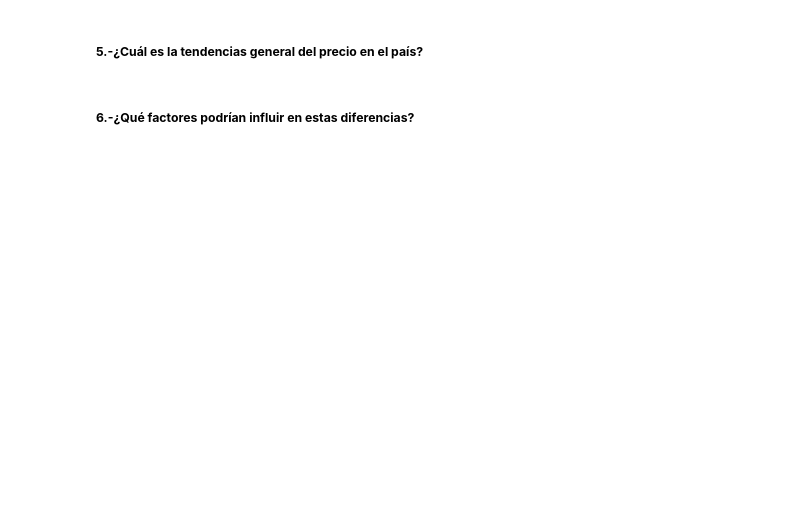
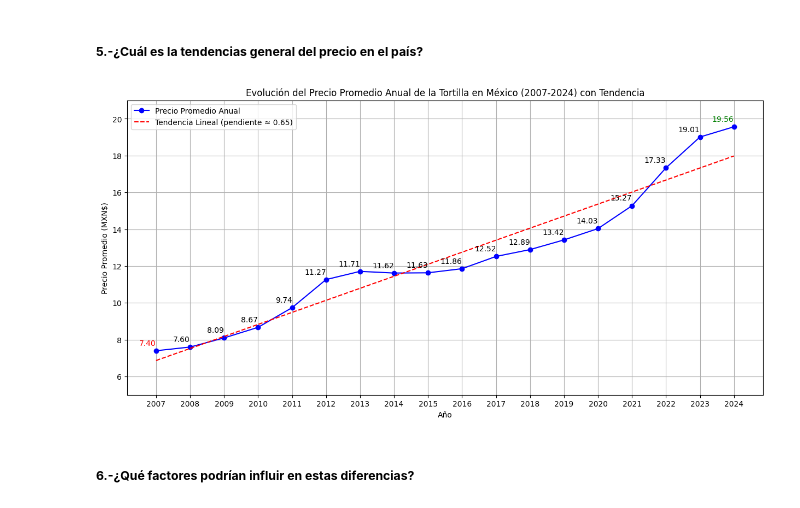
Before and after one commit to SaitoM17/analisis_del_precio_tortillas_mexico_2007_a_2024, a Jupyter notebook: notebooks/3_analisi_tortilla_prices.ipynb, the cells around one changed output. Drawn from its saved outputs; the diff is of its cells as text; code cells hidden in the pictures; blank space fills up the shorter version.

```diff
--- a/notebooks/3_analisi_tortilla_prices.ipynb
+++ b/notebooks/3_analisi_tortilla_prices.ipynb
@@ -194,4 +293,41 @@ plt.show()
 # %% [markdown]
 ##### **5.-¿Cuál es la tendencias general del precio en el país?**
+# %%
+# Ajustar una línea de tendencia lineal (grado 1)
+z = np.polyfit(promedio_anula.index, promedio_anula.values, 1)
+p = np.poly1d(z)
+
+# Graficar la serie original y la línea de tendencia
+plt.figure(figsize=(15, 7))
+plt.plot(promedio_anula.index, promedio_anula.values, marker='o', linestyle='-', color='blue', label='Precio Promedio Anual')
+plt.plot(promedio_anula.index, p(promedio_anula.index), "r--", label=f'Tendencia Lineal (pendiente ≈ {z[0]:.2f})') # Graficar la línea de tendencia
+
+# Agregar los valores de ventas en cada punto con colores para min y max
+for x, y in zip(promedio_anula.index, promedio_anula.values):
+    color = 'black'  # Color por defecto
+    offeset = 0.2
+    va = 'bottom'
+    if y == min_precio:
+        color = 'red'  # Color para el mínimo
+        va = 'top'
+    elif y == max_precio:
+        color = 'green'  # Color para el máximo
+        offeset = 0.2
+        va = 'bottom'
+    plt.text(x, y + offeset, f'{y:.2f}', ha='right', va='bottom', color=color)
+
+plt.ylim(5,21)
+plt.title('Evolución del Precio Promedio Anual de la Tortilla en México (2007-2024) con Tendencia')
+plt.xlabel('Año')
+plt.ylabel('Precio Promedio (MXN$)')
+plt.grid(True)
+plt.legend()
+
+plt.gca().xaxis.set_major_locator(mticker.MultipleLocator(1))
+plt.gca().xaxis.set_major_formatter(mticker.FormatStrFormatter('%d'))
+
+plt.show()
+# %% [output]
+[figure, added]
 # %% [markdown]
 ##### **6.-¿Qué factores podrían influir en estas diferencias?**
```
Also changed, not shown: parts of 16 cells of this notebook.
